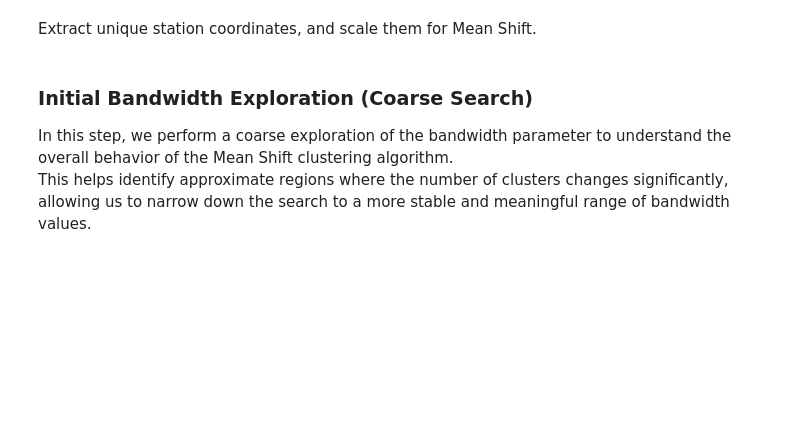
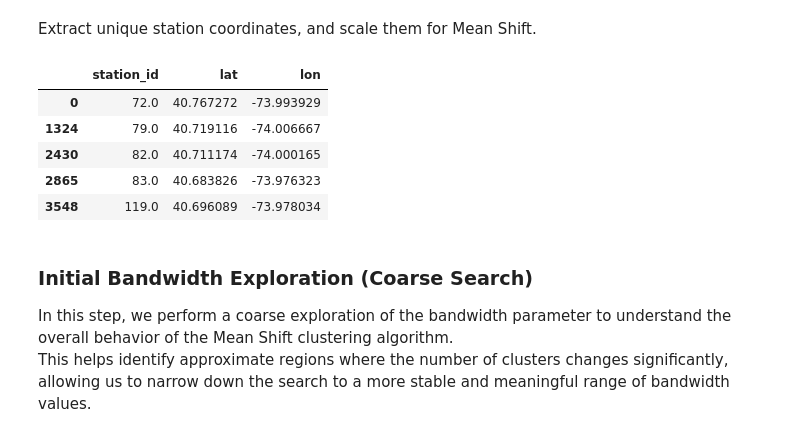
Before and after one commit to Andrejj23/city-bike, a Jupyter notebook: Georgios/mean_shift_clustering.ipynb, the cells around one changed output. Saved outputs shown, nothing was run; the diff lists cells and outputs as text; code cells hidden in the pictures; blank space fills up the shorter version.

```diff
--- a/Georgios/mean_shift_clustering.ipynb
+++ b/Georgios/mean_shift_clustering.ipynb
@@ -24,12 +24,41 @@ data.head()
 # %% [markdown]
 Extract unique station coordinates, and scale them for Mean Shift.
 # %%
+# Combine start and end stations
+start_stations = data[['start_station_id', 'start_station_latitude', 'start_station_longitude']]
+end_stations   = data[['end_station_id', 'end_station_latitude', 'end_station_longitude']]
 
-stations = data[['start_station_id', 'start_station_latitude', 'start_station_longitude']].drop_duplicates()
-coords = stations[['start_station_latitude', 'start_station_longitude']]
+# Rename columns so they match
+end_stations = end_stations.rename(columns={
+    'end_station_id': 'station_id',
+    'end_station_latitude': 'lat',
+    'end_station_longitude': 'lon'
+})
 
+start_stations = start_stations.rename(columns={
+    'start_station_id': 'station_id',
+    'start_station_latitude': 'lat',
+    'start_station_longitude': 'lon'
+})
+
+# Concatenate and keep unique
+stations = pd.concat([start_stations, end_stations], ignore_index=True).drop_duplicates()
+
+# Extract coords
+coords = stations[['lat', 'lon']]
+
+# Scale them
 scaler = StandardScaler()
 coords_scaled = scaler.fit_transform(coords)
+
+stations.head()
+# %% [output]
+|  | station_id | lat | lon |
+| 0 | 72.0 | 40.767272 | -73.993929 |
+| 1324 | 79.0 | 40.719116 | -74.006667 |
+| 2430 | 82.0 | 40.711174 | -74.000165 |
+| 2865 | 83.0 | 40.683826 | -73.976323 |
+| 3548 | 119.0 | 40.696089 | -73.978034 |
 # %% [markdown]
 ### Initial Bandwidth Exploration (Coarse Search)
 
```
Also changed, not shown: parts of 15 cells of this notebook, 2 other files.
